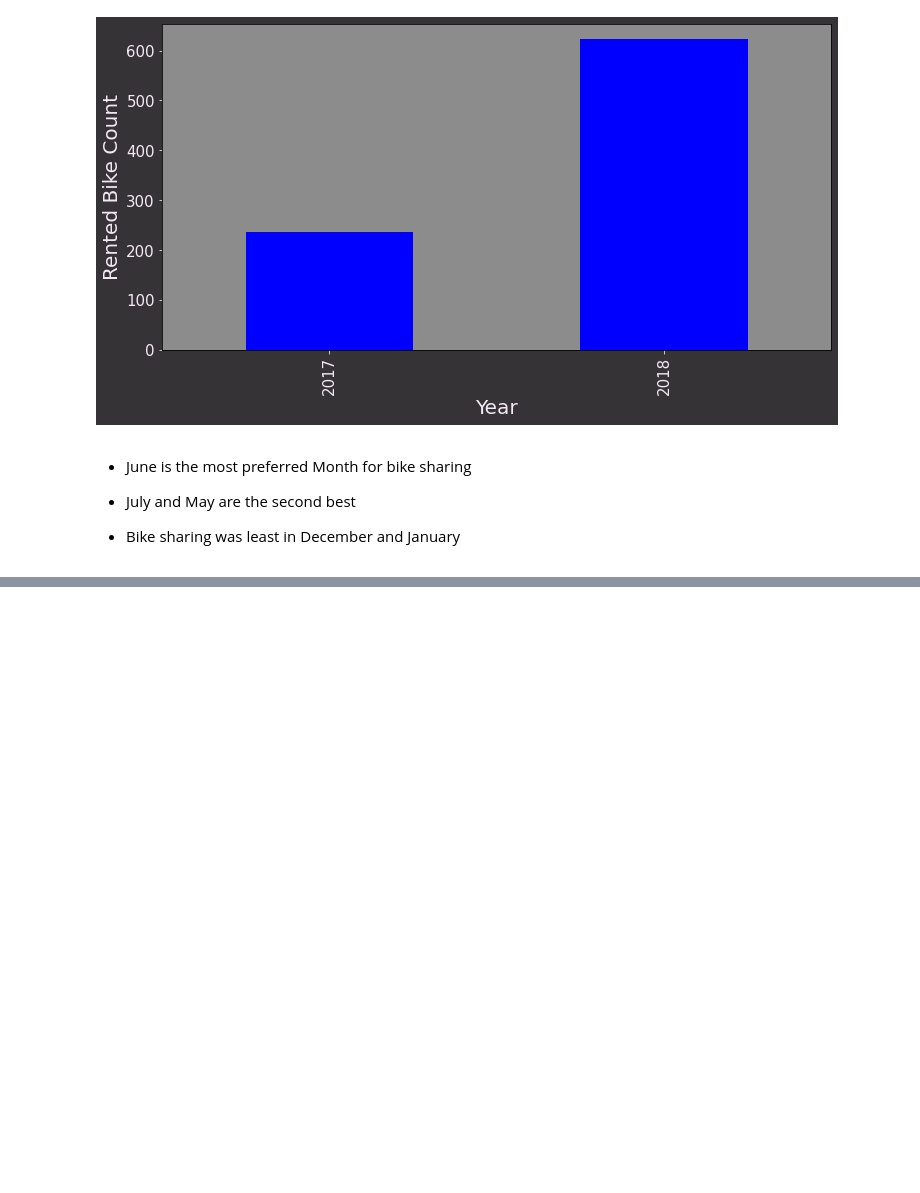
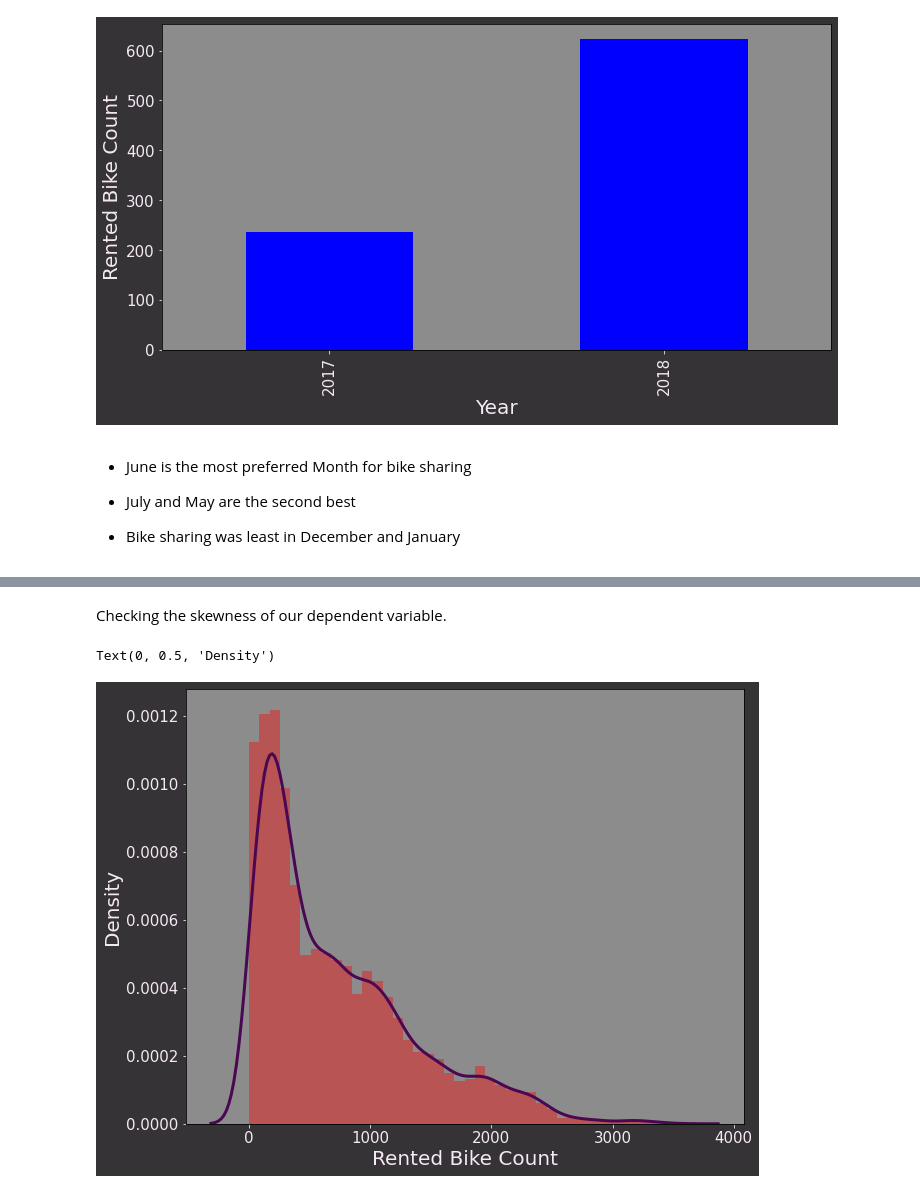
Before and after one commit to NitinYallapurkar/Bike_Sharing_Demand_Prediction, a Jupyter notebook: Bike_Sharing_Demand_Prediction.ipynb, the cells around one changed output, grey strips where cells are left out. Saved outputs shown, nothing was run; the diff lists cells and outputs as text; code cells hidden in the pictures; blank space fills up the shorter version.

```diff
--- a/Bike_Sharing_Demand_Prediction.ipynb
+++ b/Bike_Sharing_Demand_Prediction.ipynb
@@ -257,0 +306,13 @@ Discrete Variables Count: 4
+# %% [markdown]
+Checking the skewness of our dependent variable.
+# %%
+fig, ax = plt.subplots(figsize=(10,8),facecolor="#363336")
+ax.patch.set_facecolor('#8C8C8C')
+sns.distplot(data['Rented Bike Count'],color='r',kde_kws={'linewidth':3,'color':'#4B0751'});
+ax.tick_params(axis='x', colors='#F5E9F5',labelsize=15)
+ax.tick_params(axis='y', colors='#F5E9F5',labelsize=15)
+ax.set_xlabel("Rented Bike Count", color='#F5E9F5', fontsize=20)
+ax.set_ylabel("Density",  color='#F5E9F5', fontsize=20)
+# %% [output]
+Text(0, 0.5, 'Density')
+[figure, added]
```
Also changed, not shown: parts of 20 cells of this notebook.
